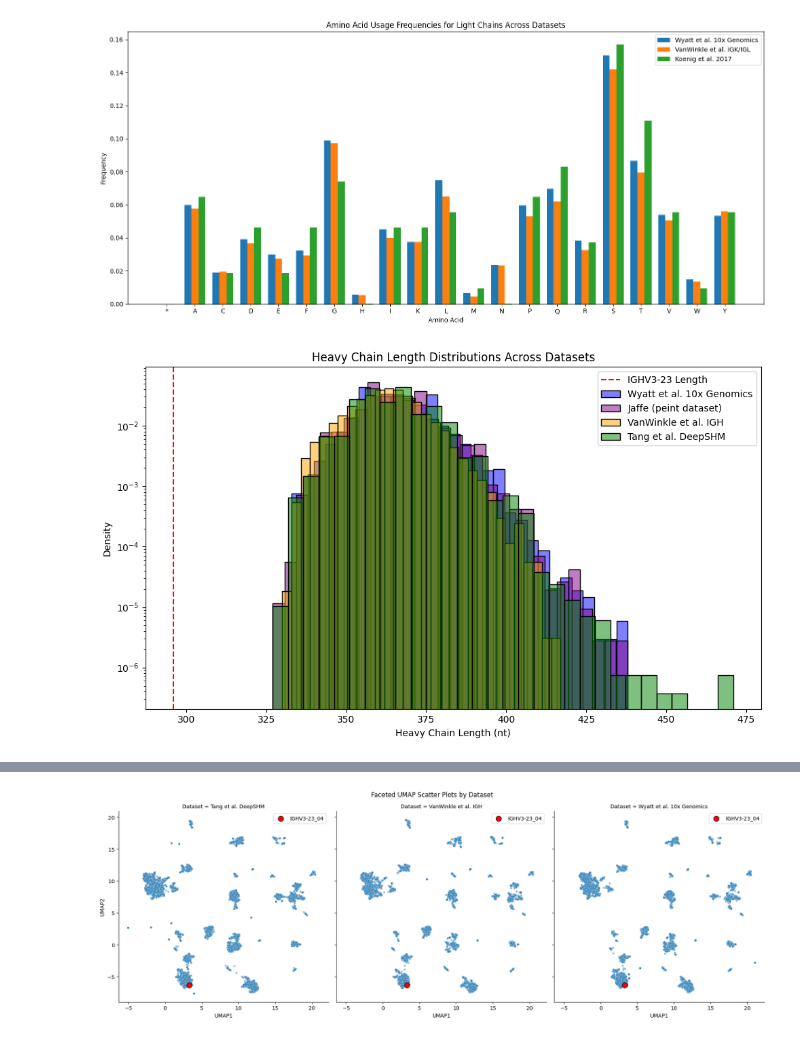
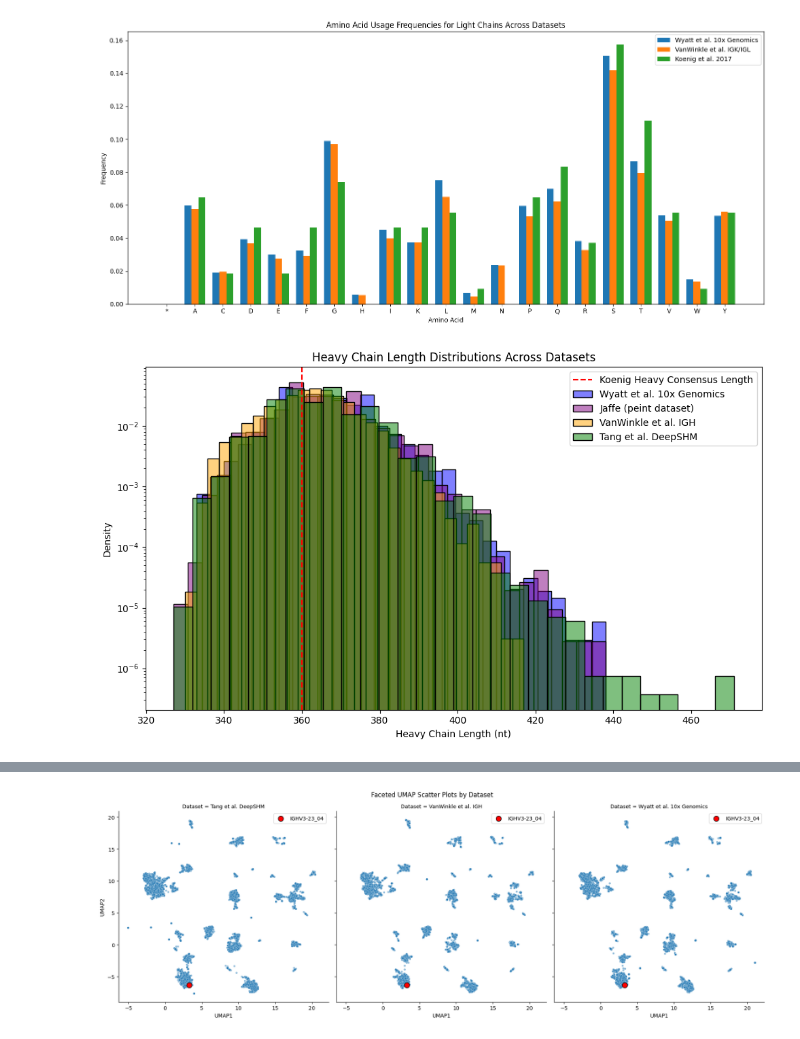
Before and after one commit to thematrixmaster/cosine, a Jupyter notebook: data/dasm.ipynb, the cells around one changed output, grey strips where cells are left out. Saved outputs shown, nothing was run; the diff lists cells and outputs as text; code cells hidden in the pictures.

```diff
--- a/data/dasm.ipynb
+++ b/data/dasm.ipynb
@@ -627,27 +629,27 @@ plt.show()
 [figure]
 # %%
 # once again, sample n_samples from the heavy chains of each dataset and plot the length distribution in a histplot, draw a vertical line where the IGHV3-23 length is
-ighv3_23_length = len(IGHV3_23_04_SEQ)
+ighv3_23_length = len(KOENIG_IGH_CON_SEQ)
 
 wyatt_heavy_lengths = wyatt_df['parent_heavy'].progress_apply(lambda x: len(remove_all_gaps(x)))
 jaffe_heavy_lengths = jaffe_df['parent_heavy'].progress_apply(lambda x: len(remove_all_gaps(x)))
 vanwinkle_heavy_lengths = vanwinkle_igh_df['parent_heavy'].progress_apply(lambda x: len(remove_all_gaps(x)))
 tang_heavy_lengths = tang_df['parent_heavy'].progress_apply(lambda x: len(remove_all_gaps(x)))
 
 plt.figure(figsize=(10, 6))
 sns.histplot(wyatt_heavy_lengths, color='blue', label='Wyatt et al. 10x Genomics', stat='density', bins=30, alpha=0.5)
 sns.histplot(jaffe_heavy_lengths, color='purple', label='Jaffe (peint dataset)', stat='density', bins=30, alpha=0.5)
 sns.histplot(vanwinkle_heavy_lengths, color='orange', label='VanWinkle et al. IGH', stat='density', bins=30, alpha=0.5)
 sns.histplot(tang_heavy_lengths, color='green', label='Tang et al. DeepSHM', stat='density', bins=30, alpha=0.5)
-plt.axvline(ighv3_23_length, color='red', linestyle='--', label='IGHV3-23 Length')
+plt.axvline(ighv3_23_length, color='red', linestyle='--', label='Koenig Heavy Consensus Length')
 plt.xlabel('Heavy Chain Length (nt)')
 plt.ylabel('Density')
 plt.yscale('log')
 plt.title('Heavy Chain Length Distributions Across Datasets')
 plt.legend()
 plt.tight_layout()
 plt.show()
 # %% [output]
-[figure, old version]
+[figure, new version]
 # %%
 # do the same thing for light chains, drawing a vertical line where IGKV1-39 length is
```
Also changed, not shown: parts of 12 cells of this notebook, 8 other files.
